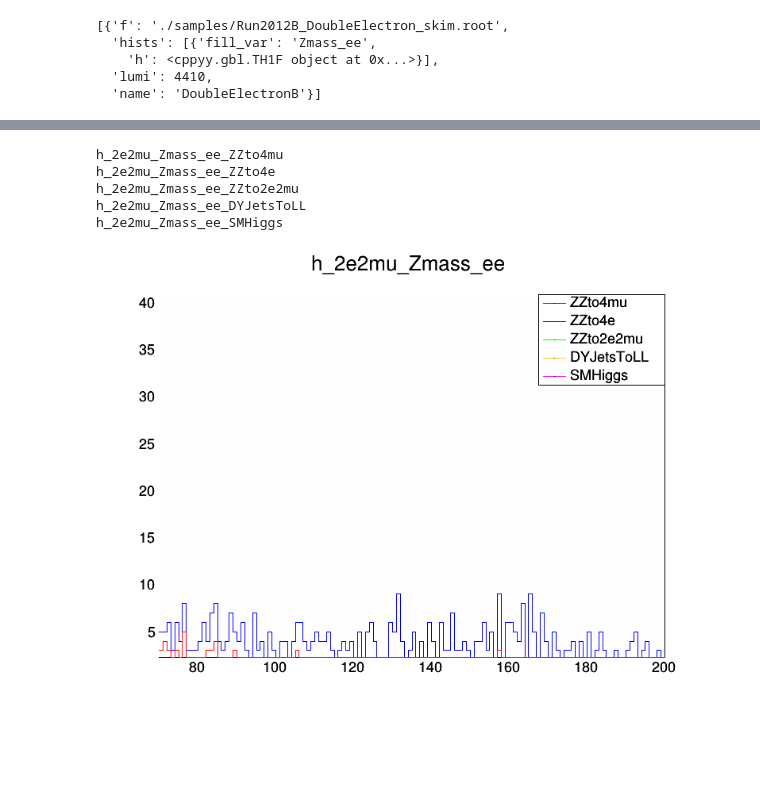
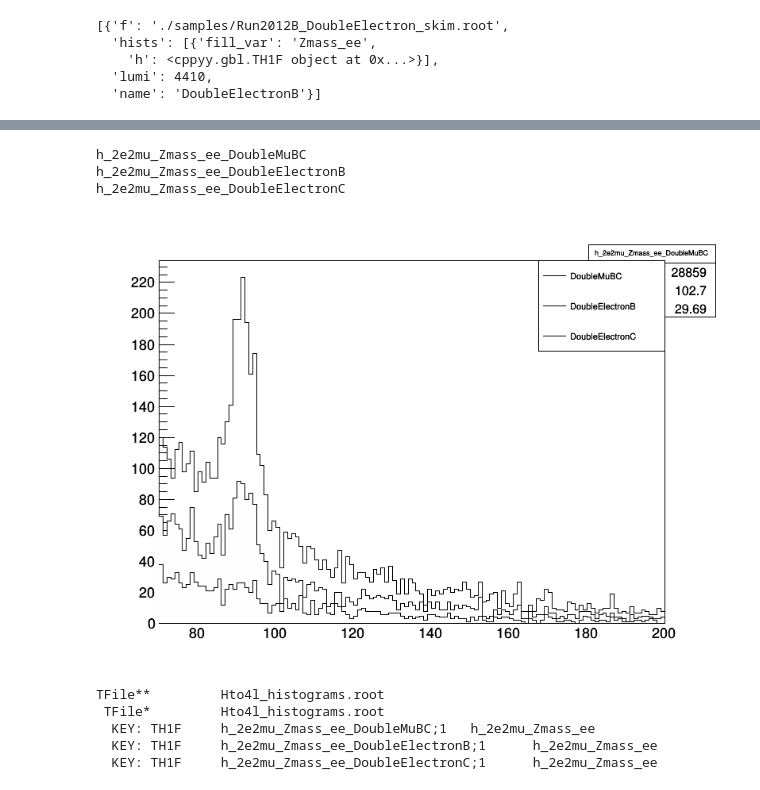
Before and after one commit to kakwok/cms-opendata-jupyter, a Jupyter notebook: 03 Hto4L.ipynb, the cells around one changed output, grey strips where cells are left out. Saved outputs shown, nothing was run; the diff lists cells and outputs as text; code cells hidden in the pictures; blank space fills up the shorter version.

```diff
--- a/03 Hto4L.ipynb
+++ b/03 Hto4L.ipynb
@@ -12,9 +11,9 @@ mcfiles = [
     {'name':'SMHiggs'   ,'color':r.kMagenta,'f':'./samples/SMHiggsToZZTo4L_skim.root','Nevents':299973,'xsec': 1.2932700E+01 },
 ]
 datafiles=[
-#    {'name':'DoubleMuBC'      ,'color':r.kBlack,'f':'./samples/Run2012BC_DoubleMuParked_skim.root','lumi':11470},
+    {'name':'DoubleMuBC'      ,'color':r.kBlack,'f':'./samples/Run2012BC_DoubleMuParked_skim.root','lumi':11470},
     {'name':'DoubleElectronB'  ,'color':r.kBlack,'f':'./samples/Run2012B_DoubleElectron_skim.root','lumi':4410},
-#    {'name':'DoubleElectronC' ,'color':r.kBlack,'f':'./samples/Run2012C_DoubleElectron_skim.root','lumi':7060},
+    {'name':'DoubleElectronC' ,'color':r.kBlack,'f':'./samples/Run2012C_DoubleElectron_skim.root','lumi':7060},
 ]
 # %%
 h_2e2mu_Zmass_ee = r.TH1F('h_2e2mu_Zmass_ee','h_2e2mu_Zmass_ee',130,70,200)
@@ -76,18 +82,20 @@ def select_2e2mu(electrons,muons):
     ## fill your code here
     return True
 # %%
-def invmass(pt,phi,eta,mass):
+def invmass(Leptons):
     m = 0
-    px = pt[0]*np.cos(phi[0])+pt[1]*np.cos(phi[1])
-    py = pt[0]*np.sin(phi[0])+pt[1]*np.sin(phi[1])
-    theta0 = 2.*np.arctan(np.exp(-eta[0]))
-    theta1 = 2.*np.arctan(np.exp(-eta[1]))
-    pz = pt[0]/np.tan(theta0) + pt[1]/np.tan(theta1)
-    e0 = np.sqrt(pt[0]**2 + (pt[0]/np.tan(theta0))**2 + mass[0]**2)
-    e1 = np.sqrt(pt[1]**2 + (pt[1]/np.tan(theta1))**2 + mass[1]**2)
+    px = 0
+    py = 0
+    pz = 0
+    e = 0
+    for lep in Leptons:
+        px += lep['pt']*math.cos(lep['phi'])
+        py += lep['pt']*math.sin(lep['phi'])
+        theta = 2.*math.atan(np.exp(-lep['eta']))
+        pz += lep['pt']/math.tan(theta)
+        e += np.sqrt(lep['pt']**2 + (lep['pt']/np.tan(theta))**2 + lep['mass']**2)
 
-    m = np.sqrt((e0+e1)**2 - px**2 - py**2 - pz**2)
-
+    m = np.sqrt(e**2 - px**2 - py**2 - pz**2)
     ## OR in the massless muon limit, the formula can be more compact:
     #m  = np.sqrt(2*pt[0]*pt[1]*(np.cosh(eta[0]-eta[1])-np.cos(phi[0]-phi[1])))
     return m
@@ -158,14 +166,11 @@ def FillHistogram(t,histograms,weight,N=-1):
         goodElectrons  = select_goodElectrons(all_electrons)
         goodMuons      = select_goodMuons(all_muons)
 
-        nGoodMuons = len(goodMuons['pt'])
-        nGoodElectrons = len(goodElectrons['pt'])
+        nGoodMuons = len(goodMuons)
+        nGoodElectrons = len(goodElectrons)
 
         if nGoodElectrons==2:
-            quantity['Zmass_ee'] = invmass(goodElectrons['pt'],
-                                           goodElectrons['eta'],
-                                           goodElectrons['phi'],
-                                           goodElectrons['mass'])
+            quantity['Zmass_ee'] = invmass(goodElectrons)
 
         # Fill all your histograms at the end
         for histogram in histograms:
@@ -176,7 +181,7 @@ for sample in mcfiles+ datafiles:
     for h_dict in sample['hists']:
         h_dict['h'].Reset()
 # %%
-for sample in mcfiles+datafiles:
+for sample in datafiles:
     print('Processing sample = ',sample['name'])
     tf_sample = r.TFile(sample['f'])
     sample_tree = tf_sample.Get("Events")
@@ -232,25 +231,22 @@ mcfiles
 # %%
 leg = r.TLegend(0.7,0.7,0.9,0.9)
 r.gStyle.SetOptStat(0)
 for i,h in enumerate(hlist):
-    h['h'].SetStats(0)
     hStack = r.THStack(h['h'].GetName()+"_st","")
-    for sample in mcfiles:
+    for sample in datafiles:
         h_sample= sample['hists'][i]['h']
         print(h_sample.GetName())
         leg.AddEntry(h_sample,sample['name'])
         h_sample.SetLineColor(sample['color'])
+        h_sample.SetFillColor(0)
 #        h_sample.Draw("same")
         hStack.Add(h_sample)
 #    leg.AddEntry(h['h'],"All mc")
-    hStack.Draw('same')
+    hStack.Draw('same hist')
 leg.Draw("same")
-c.Update()
 c.Draw()
 # %% [output]
-h_2e2mu_Zmass_ee_ZZto4mu
-h_2e2mu_Zmass_ee_ZZto4e
-h_2e2mu_Zmass_ee_ZZto2e2mu
-h_2e2mu_Zmass_ee_DYJetsToLL
-h_2e2mu_Zmass_ee_SMHiggs
+h_2e2mu_Zmass_ee_DoubleMuBC
+h_2e2mu_Zmass_ee_DoubleElectronB
+h_2e2mu_Zmass_ee_DoubleElectronC
-[figure, old version]
+[figure, new version]
@@ -258,0 +262,9 @@ del c
+# %%
+f = r.TFile.Open('Hto4l_histograms.root')
+f.ls()
+# %% [output]
+TFile**         Hto4l_histograms.root
+ TFile*         Hto4l_histograms.root
+  KEY: TH1F     h_2e2mu_Zmass_ee_DoubleMuBC;1   h_2e2mu_Zmass_ee
+  KEY: TH1F     h_2e2mu_Zmass_ee_DoubleElectronB;1      h_2e2mu_Zmass_ee
+  KEY: TH1F     h_2e2mu_Zmass_ee_DoubleElectronC;1      h_2e2mu_Zmass_ee
```
Also changed, not shown: parts of 9 cells of this notebook.
